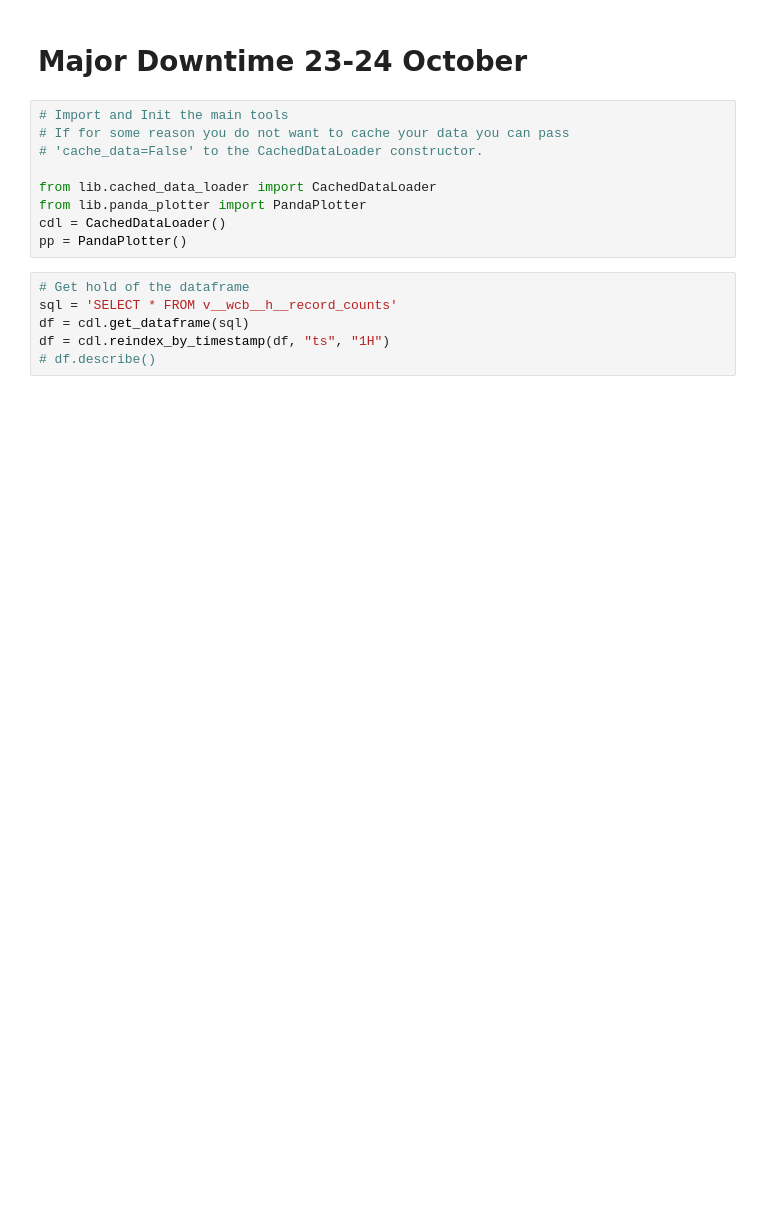
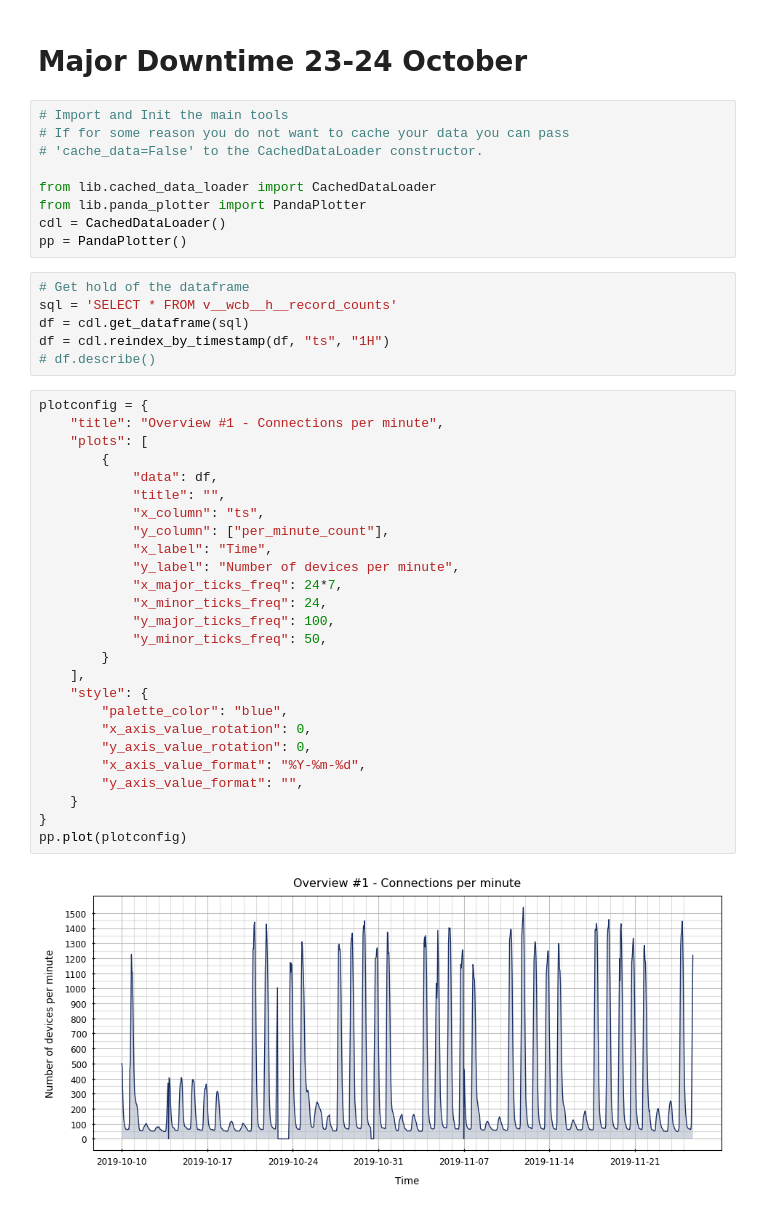
Before and after one commit to adamjakab/CRBDM-Science, a Jupyter notebook: P1.ipynb, the cells around one changed output. Drawn from its saved outputs; the diff is of its cells as text; blank space fills up the shorter version.

```diff
--- a/P1.ipynb
+++ b/P1.ipynb
@@ -16,5 +16,33 @@ sql = 'SELECT * FROM v__wcb__h__record_counts'
 df = cdl.get_dataframe(sql)
 df = cdl.reindex_by_timestamp(df, "ts", "1H")
 # df.describe()
+# %%
+plotconfig = {
+    "title": "Overview #1 - Connections per minute",
+    "plots": [
+        {
+            "data": df,
+            "title": "",
+            "x_column": "ts",
+            "y_column": ["per_minute_count"],
+            "x_label": "Time",
+            "y_label": "Number of devices per minute",
+            "x_major_ticks_freq": 24*7,
+            "x_minor_ticks_freq": 24,
+            "y_major_ticks_freq": 100,
+            "y_minor_ticks_freq": 50,
+        }
+    ],
+    "style": {
+        "palette_color": "blue",
+        "x_axis_value_rotation": 0,
+        "y_axis_value_rotation": 0,
+        "x_axis_value_format": "%Y-%m-%d",
+        "y_axis_value_format": "",
+    }
+}
+pp.plot(plotconfig)
+# %% [output]
+[figure, added]
 # %%
 plotconfig = {
```
Also changed, not shown: parts of 2 cells of this notebook, 2 other files.
